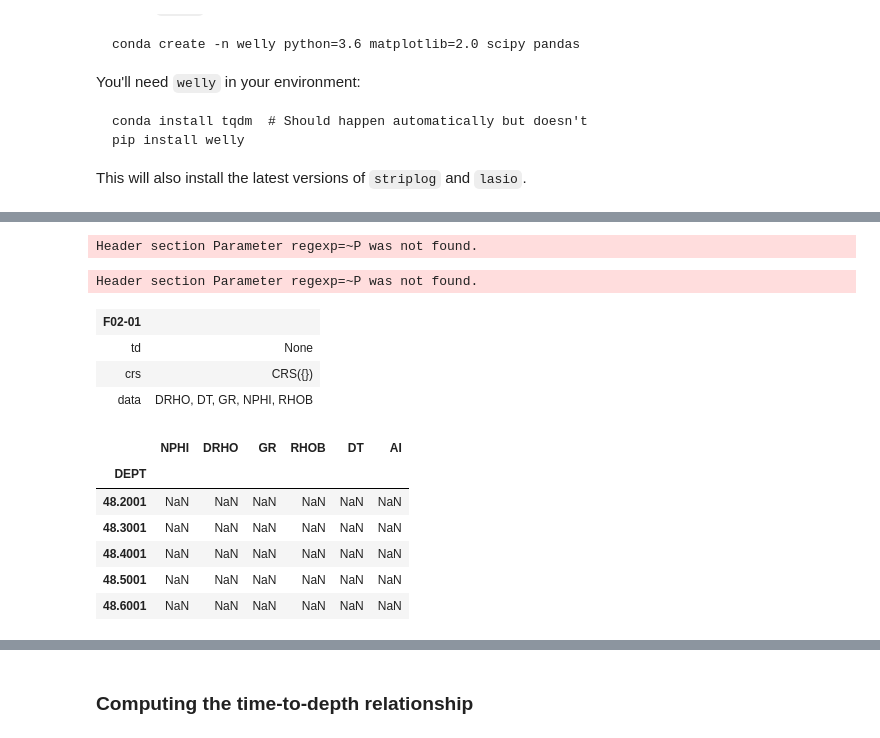
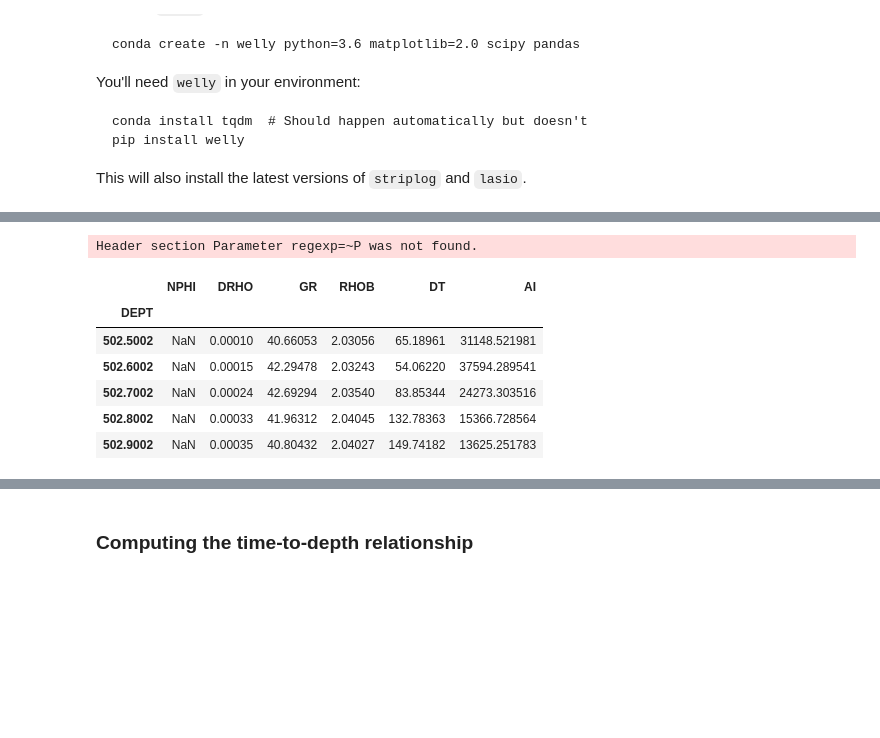
Before and after one commit to Gijsbertbas/rgb-explorers-backend, a Jupyter notebook: sandbox/Import_las.ipynb, the cells around one changed output, grey strips where cells are left out. Cells and saved outputs as stored; diff of their text form; code cells hidden in the pictures; blank space fills up the shorter version.

```diff
--- a/Import_las.ipynb
+++ b/sandbox/Import_las.ipynb
@@ -27,31 +18,25 @@ logs/F03-05_F03-05-S1_Set.las
-# %%
-import lasio
-
-l = lasio.read('logs/F02-01_F02-01_Set.las')
-# %% [output]
-Header section Parameter regexp=~P was not found.
-# %%
-from welly import Well
-
-w = Well.from_las('logs/F02-01_F02-01_Set.las')  # Line 6.
-# %% [output]
-Header section Parameter regexp=~P was not found.
-# %%
-w
-# %% [output]
-| F02-01 |  |
-| td | None |
-| crs | CRS({}) |
-| data | DRHO, DT, GR, NPHI, RHOB |
+# %%
+from welly import Well
+import bruges
+import numpy as np
+import matplotlib.pyplot as plt
+
+path = '../rgb-explorers/logs/'
+# %%
+#'F02-01_F02-01_Set.las'
+w = Well.from_las(path+'F03-03_F03-03_Set.las')  # Line 6.
+# %% [output]
+Header section Parameter regexp=~P was not found.
 # %%
 wdf = w.df()
-wdf['AI'] = w.df()['RHOB']*w.df()['DT']
+wdf = wdf.loc[~np.isnan(wdf['DT']),:]
+wdf['AI'] = w.df()['RHOB']*1e6/w.df()['DT']
 wdf.head()
 # %% [output]
 |  | NPHI | DRHO | GR | RHOB | DT | AI |
 | DEPT |  |  |  |  |  |  |
-| 48.2001 | NaN | NaN | NaN | NaN | NaN | NaN |
-| 48.3001 | NaN | NaN | NaN | NaN | NaN | NaN |
-| 48.4001 | NaN | NaN | NaN | NaN | NaN | NaN |
-| 48.5001 | NaN | NaN | NaN | NaN | NaN | NaN |
-| 48.6001 | NaN | NaN | NaN | NaN | NaN | NaN |
+| 502.5002 | NaN | 0.00010 | 40.66053 | 2.03056 | 65.18961 | 31148.521981 |
+| 502.6002 | NaN | 0.00015 | 42.29478 | 2.03243 | 54.06220 | 37594.289541 |
+| 502.7002 | NaN | 0.00024 | 42.69294 | 2.03540 | 83.85344 | 24273.303516 |
+| 502.8002 | NaN | 0.00033 | 41.96312 | 2.04045 | 132.78363 | 15366.728564 |
+| 502.9002 | NaN | 0.00035 | 40.80432 | 2.04027 | 149.74182 | 13625.251783 |
```
Also changed, not shown: parts of 30 cells of this notebook, 1 other file.
